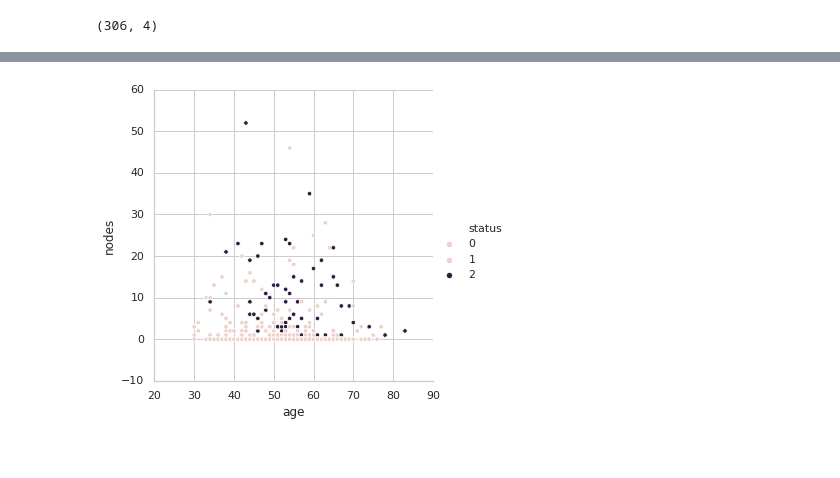
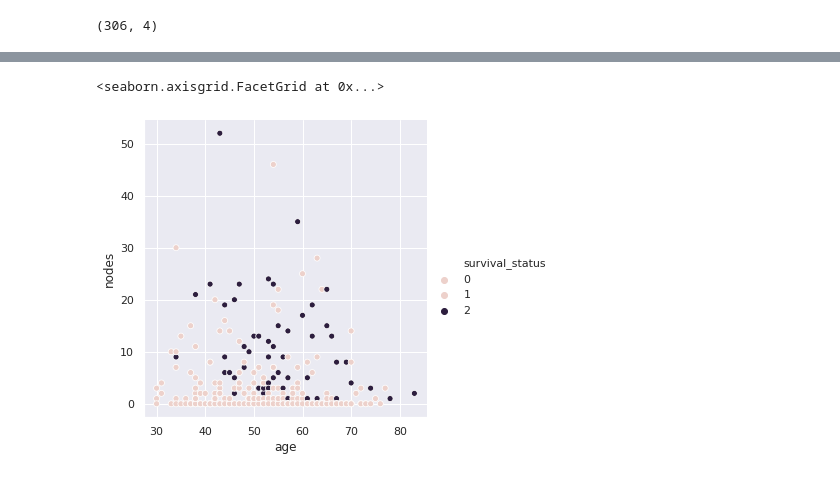
Before and after one commit to Gourav9042/dataanalyticsninja.io, a Jupyter notebook: First_Notebook.ipynb, the cells around one changed output, grey strips where cells are left out. Cells and saved outputs as stored; diff of their text form; code cells hidden in the pictures.

```diff
--- a/First_Notebook.ipynb
+++ b/First_Notebook.ipynb
@@ -5,10 +5,10 @@ import numpy as np
 import pandas as pd
 import matplotlib.pyplot as plt
 import seaborn as sns
+%matplotlib inline
+sns.set(style='darkgrid')
-# %%
-sns.set(style="whitegrid")
 # %%
-df=pd.read_csv('/content/harberman.csv/haberman.csv')
+df = pd.read_csv('/content/haberman/haberman.csv')
 # %%
 df.shape
 # %% [output]
@@ -20,5 +39,5 @@ Index(['age', 'yr_op', 'nodes', 'status'], dtype='object')
 # %%
-sns.relplot(x='age', y="nodes", hue='status', data=df)
-plt.show()
+sns.relplot(x='age', y='nodes', hue='survival_status', data=df)
 # %% [output]
+<seaborn.axisgrid.FacetGrid at 0x...>
-[figure, old version]
+[figure, new version]
```
Also changed, not shown: parts of 26 cells of this notebook.
